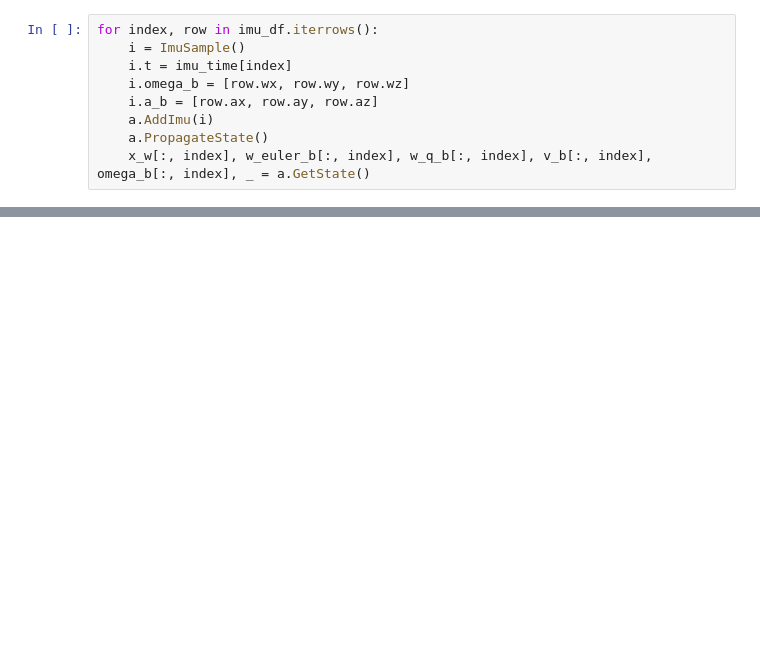
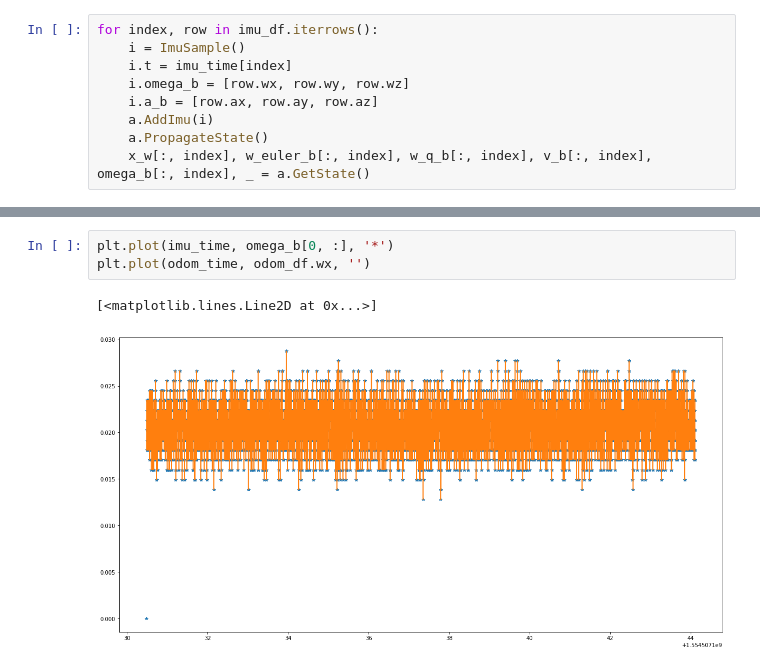
Before and after one commit to genemerewether/quest, a Jupyter notebook: scripts/imu_att_filter.ipynb, the cells around one changed output, grey strips where cells are left out. Drawn from its saved outputs; the diff is of its cells as text; blank space fills up the shorter version.

```diff
--- a/scripts/imu_att_filter.ipynb
+++ b/scripts/imu_att_filter.ipynb
@@ -114,0 +115,6 @@ plt.plot(odom_df.qz, '')
+# %%
+plt.plot(imu_time, omega_b[0, :], '*')
+plt.plot(odom_time, odom_df.wx, '')
+# %% [output]
+[<matplotlib.lines.Line2D at 0x...>]
+[figure, added]
```
Also changed, not shown: parts of 6 cells of this notebook, 2 other files.
